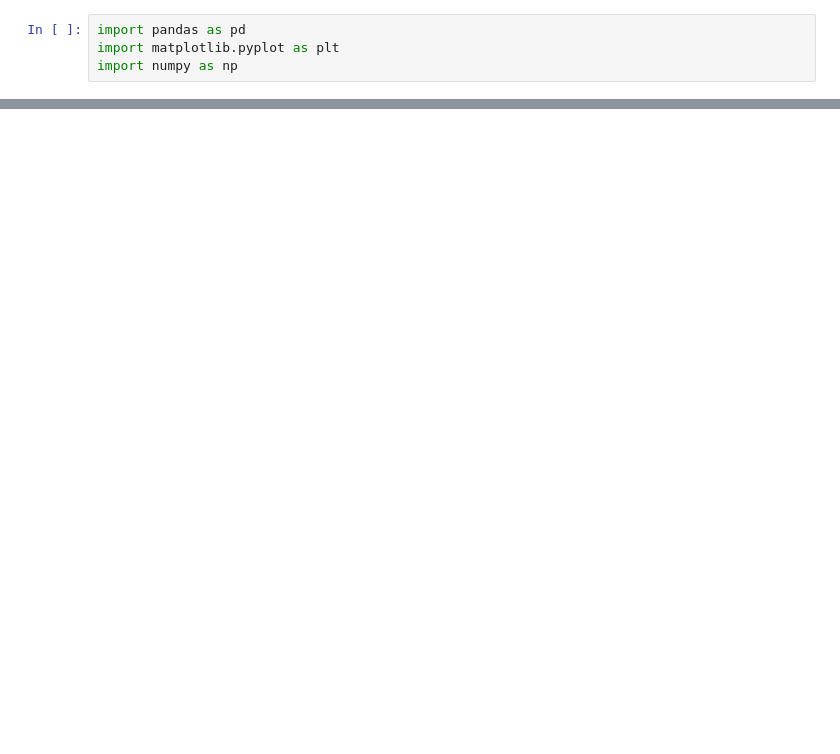
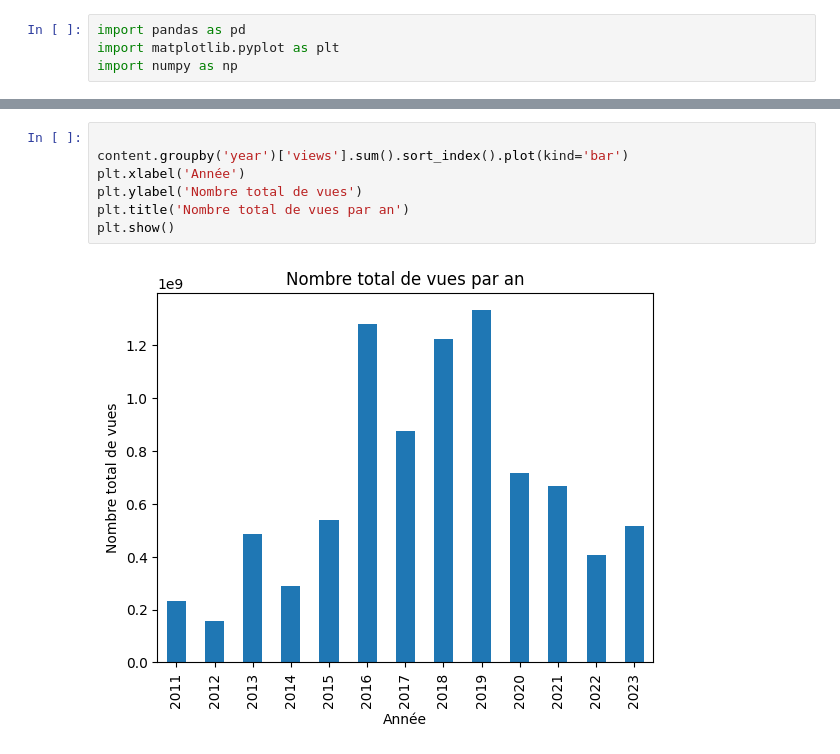
Before and after one commit to keyvanatt/MODAL, a Jupyter notebook: analyseDonnees.ipynb, the cells around one changed output, grey strips where cells are left out. Drawn from its saved outputs; the diff is of its cells as text; blank space fills up the shorter version.

```diff
--- a/analyseDonnees.ipynb
+++ b/analyseDonnees.ipynb
@@ -50,3 +72,12 @@ plt.show()
+# %%
+
+content.groupby('year')['views'].sum().sort_index().plot(kind='bar')
+plt.xlabel('Année')
+plt.ylabel('Nombre total de vues')
+plt.title('Nombre total de vues par an')
+plt.show()
+# %% [output]
+[figure, added]
 # %%
 """On regarde le nombre total de vues par chaine"""
 
```
Also changed, not shown: parts of 10 cells of this notebook, 3 other files.
